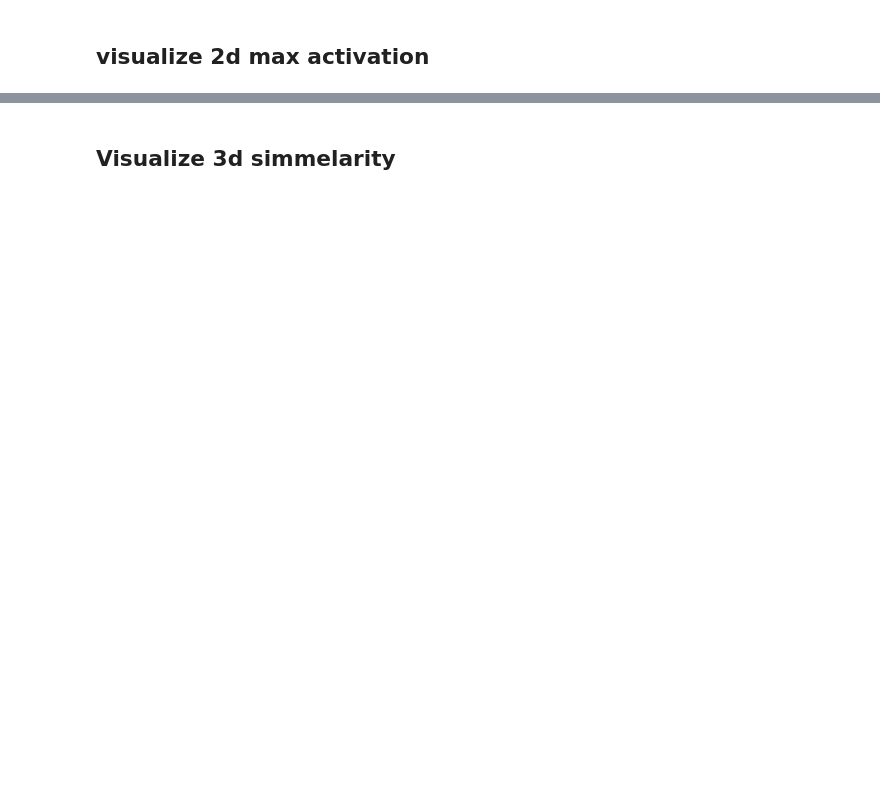
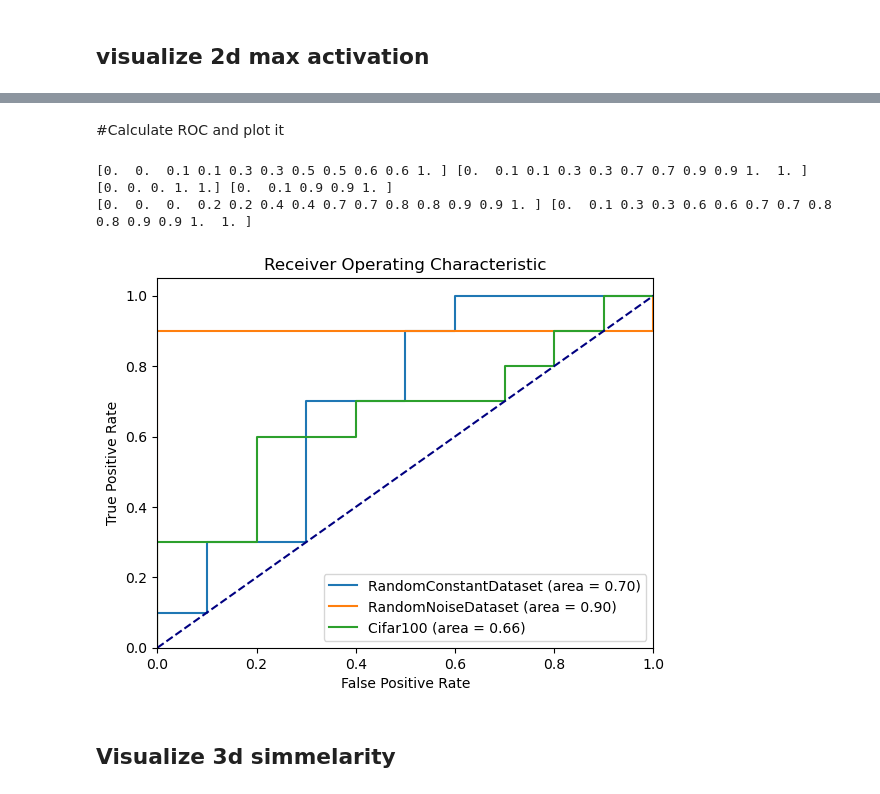
Before and after one commit to RanxP/DeepLearning, a Jupyter notebook: Ensamble_handin/visualize_distributions.ipynb, the cells around one changed output, grey strips where cells are left out. Drawn from its saved outputs; the diff is of its cells as text; code cells hidden in the pictures; blank space fills up the shorter version.

```diff
--- a/Ensamble_handin/visualize_distributions.ipynb
+++ b/Ensamble_handin/visualize_distributions.ipynb
@@ -191,3 +198,45 @@ plot_mean_activations(dataset_mean_activations)
 <Figure size 640x480 with 0 Axes>
+# %% [markdown]
+#Calculate ROC and plot it
+# %%
+from statistics import mean
+from sklearn.metrics import roc_curve, auc
+# for each dataset, calculate the Roc wheaterh activation is above a threshold
+def calculate_roc(mean_activations):
+    plt.figure()
+    id_images_MSF = np.random.uniform(0.4,0.65,10) #mean_activations['mean_activations']
+    IID_target = np.ones(len(id_images_MSF))
+
+    for distr_name, distr in mean_activations.items():
+        if distr_name == 'Cityscapes':
+            pass
+        else:
+            OOD_target = np.zeros(len(distr))
+
+        total_MSF = np.concatenate((id_images_MSF, distr))
+        total_target = np.concatenate((IID_target, OOD_target))
+
+        fpr, tpr, _ = roc_curve(total_target, total_MSF)
+        print(fpr, tpr)
+        roc_auc = auc(fpr, tpr)
+
+        plt.plot(fpr, tpr, label=f'{distr_name} (area = {roc_auc:.2f})')
+
+    plt.plot([0, 1], [0, 1], color='navy', linestyle='--')
+    plt.xlim([0.0, 1.0])
+    plt.ylim([0.0, 1.05])
+    plt.xlabel('False Positive Rate')
+    plt.ylabel('True Positive Rate')
+    plt.title('Receiver Operating Characteristic')
+    plt.legend(loc="lower right")
+    plt.savefig("roc.png")
+    plt.show()
+# %%
+calculate_roc(dataset_mean_activations)
+# %% [output]
+[0.  0.  0.1 0.1 0.3 0.3 0.5 0.5 0.6 0.6 1. ] [0.  0.1 0.1 0.3 0.3 0.7 0.7 0.9 0.9 1.  1. ]
+[0. 0. 0. 1. 1.] [0.  0.1 0.9 0.9 1. ]
+[0.  0.  0.  0.2 0.2 0.4 0.4 0.7 0.7 0.8 0.8 0.9 0.9 1. ] [0.  0.1 0.3 0.3 0.6 0.6 0.7 0.7 0.8 0.8 0.9 0.9 1.  1. ]
+[figure, added]
 # %% [markdown]
 ## Visualize 3d simmelarity
```
Also changed, not shown: parts of 10 cells of this notebook, 2 other files.
